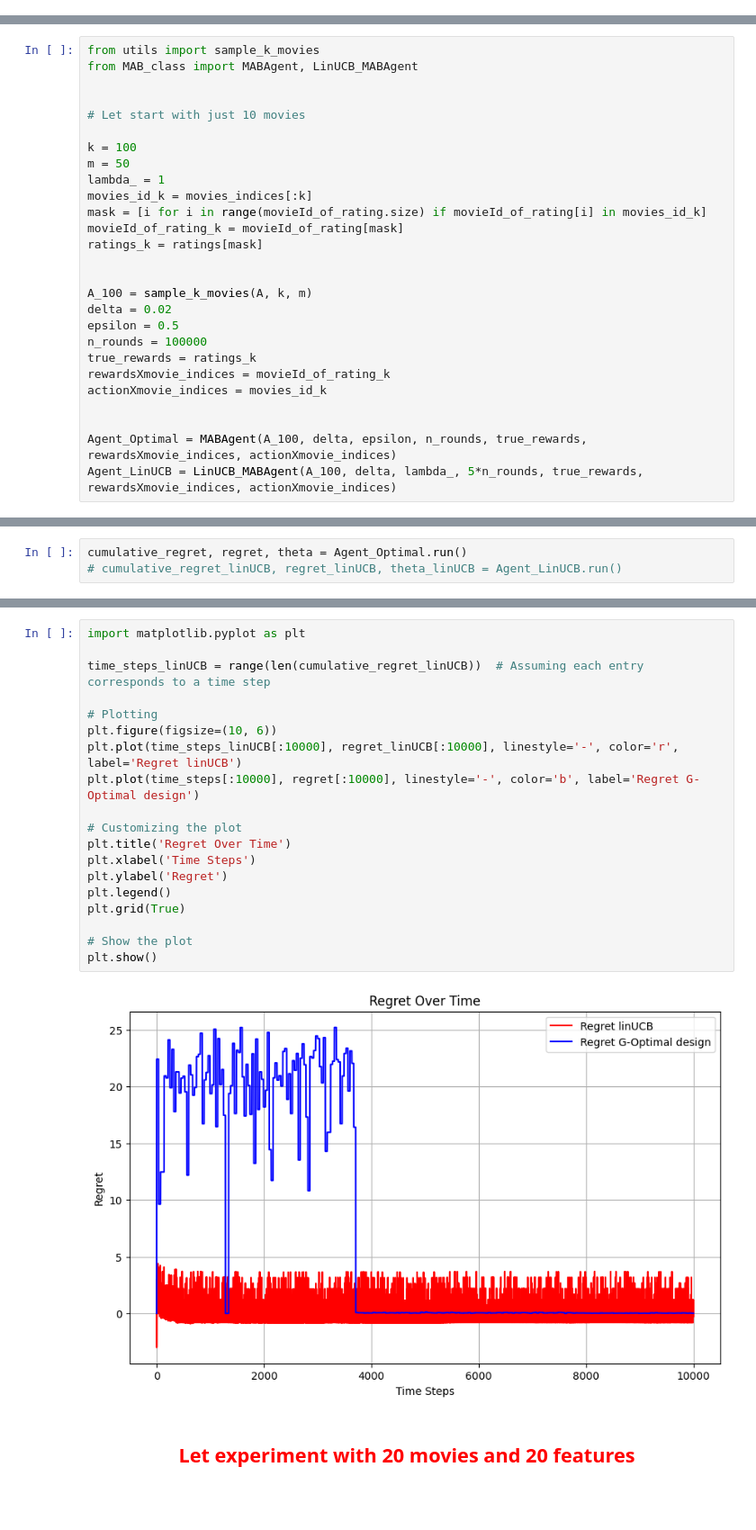
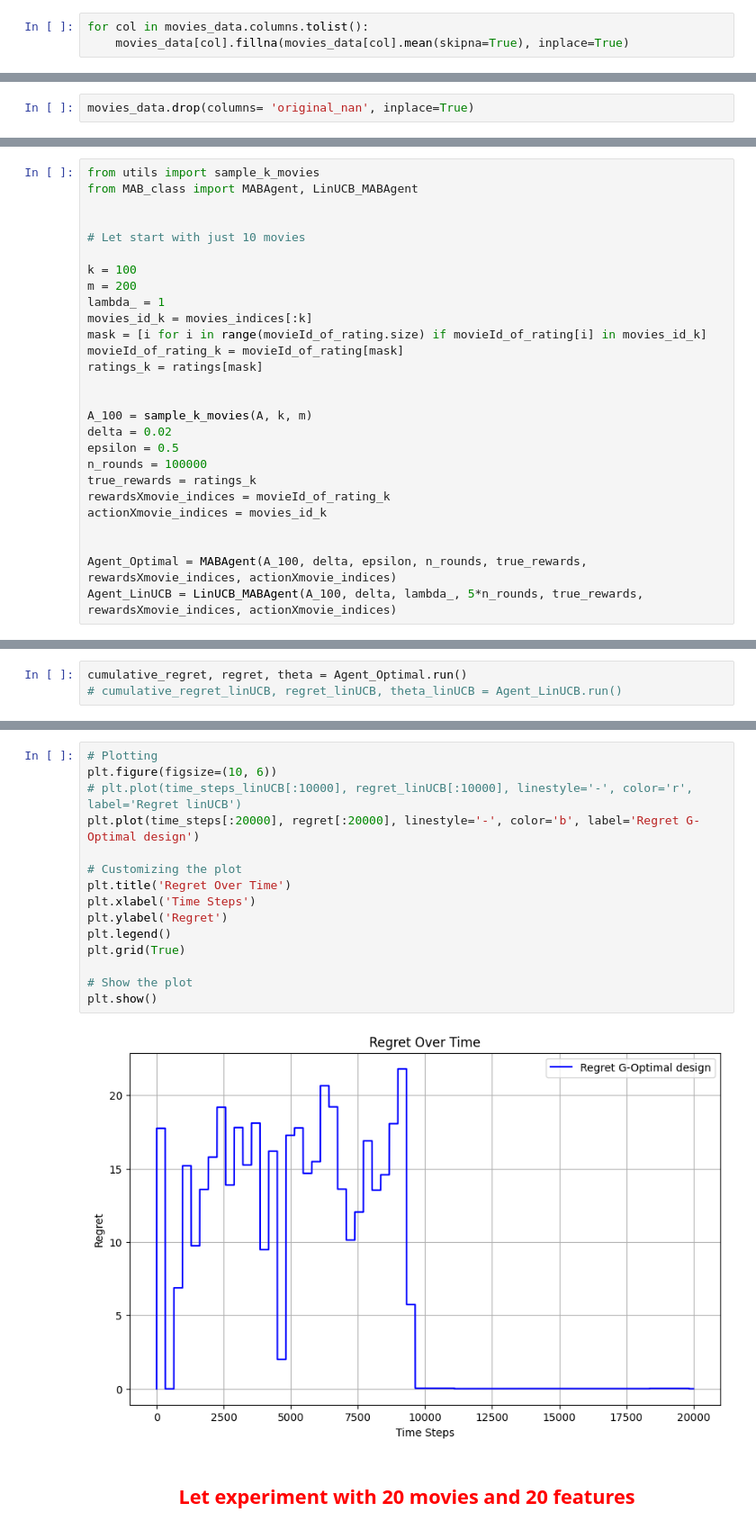
Before and after one commit to HatimRabet/Bandit-Algorithms-for-Movie-Recommendation-System, a Jupyter notebook: scripts/Test_Linear_Bandits.ipynb, the cells around one changed output, grey strips where cells are left out. Shown at 90% size. Cells and saved outputs as stored; diff of their text form; blank space fills up the shorter version.

```diff
--- a/scripts/Test_Linear_Bandits.ipynb
+++ b/scripts/Test_Linear_Bandits.ipynb
@@ -35,3 +33,6 @@ movies_data.head()
 | 3 | -0.242515 | 0.490496 | -0.174219 | -0.212249 | -0.045235 | 0.926026 | 0.218405 | -0.190816 | -0.004686 | ... |
 | 4 | -0.242515 | 1.283564 | -0.174219 | 0.519064 | -0.045235 | 0.614213 | -0.103464 | -0.190816 | -0.004686 | ... |
 5 rows × 231 columns
+# %%
+for col in movies_data.columns.tolist():
+    movies_data[col].fillna(movies_data[col].mean(skipna=True), inplace=True)
@@ -37,0 +45,2 @@ movies_data.head()
+# %%
+movies_data.drop(columns= 'original_nan', inplace=True)
@@ -45,7 +56,7 @@ from MAB_class import MABAgent, LinUCB_MABAgent
 # Let start with just 10 movies
 
 k = 100
-m = 50
+m = 200
 lambda_ = 1
 movies_id_k = movies_indices[:k]
 mask = [i for i in range(movieId_of_rating.size) if movieId_of_rating[i] in movies_id_k]
@@ -98,24 +112,20 @@ plt.show()
 # %%
-import matplotlib.pyplot as plt
-
-time_steps_linUCB = range(len(cumulative_regret_linUCB))  # Assuming each entry corresponds to a time step
-
 # Plotting
 plt.figure(figsize=(10, 6))
-plt.plot(time_steps_linUCB[:10000], regret_linUCB[:10000], linestyle='-', color='r', label='Regret linUCB')
-plt.plot(time_steps[:10000], regret[:10000], linestyle='-', color='b', label='Regret G-Optimal design')
+# plt.plot(time_steps_linUCB[:10000], regret_linUCB[:10000], linestyle='-', color='r', label='Regret linUCB')
+plt.plot(time_steps[:20000], regret[:20000], linestyle='-', color='b', label='Regret G-Optimal design')
 
 # Customizing the plot
 plt.title('Regret Over Time')
 plt.xlabel('Time Steps')
 plt.ylabel('Regret')
 plt.legend()
 plt.grid(True)
 
 # Show the plot
 plt.show()
 # %% [output]
-[figure, old version]
+[figure, new version]
 # %% [markdown]
 ## <font color='red'> <div align='center'> Let experiment with 20 movies and 20 features </font></div>
 # %%
```
Also changed, not shown: parts of 6 cells of this notebook, 1 other file.
